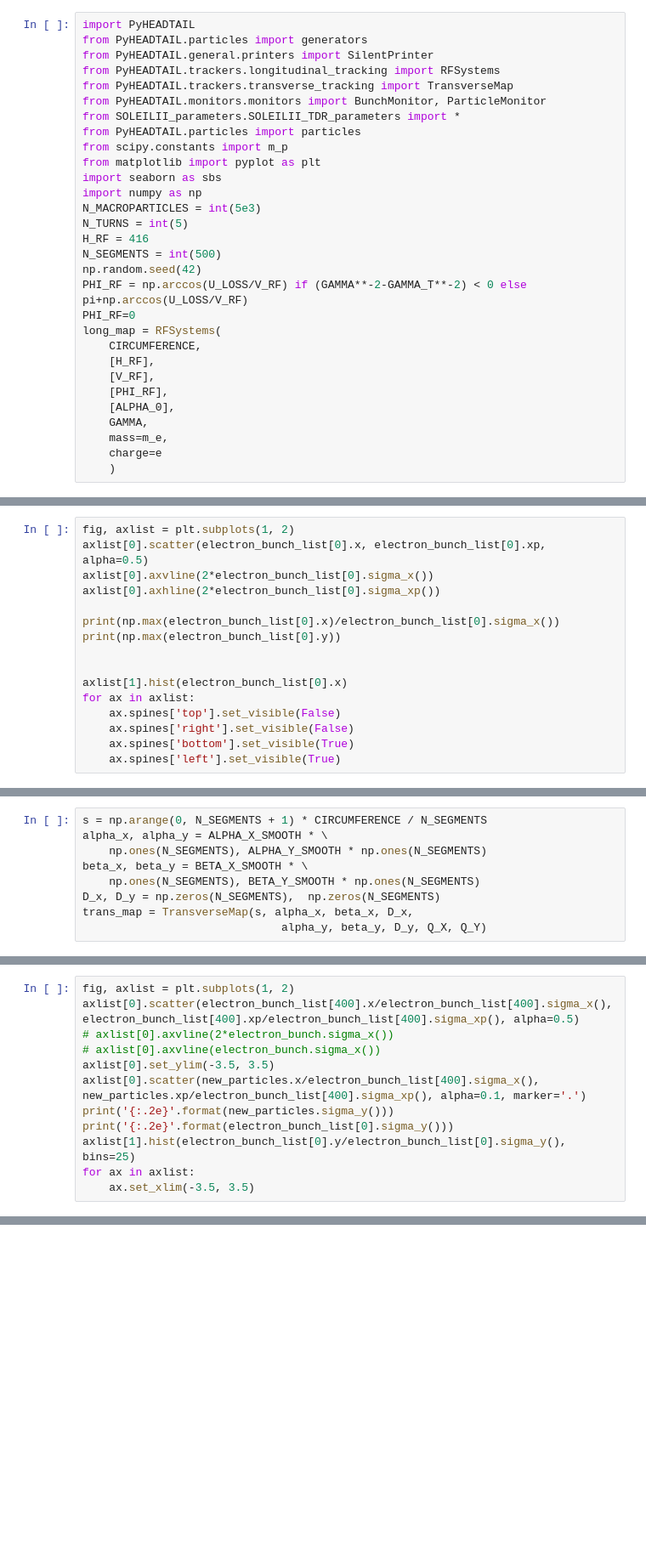
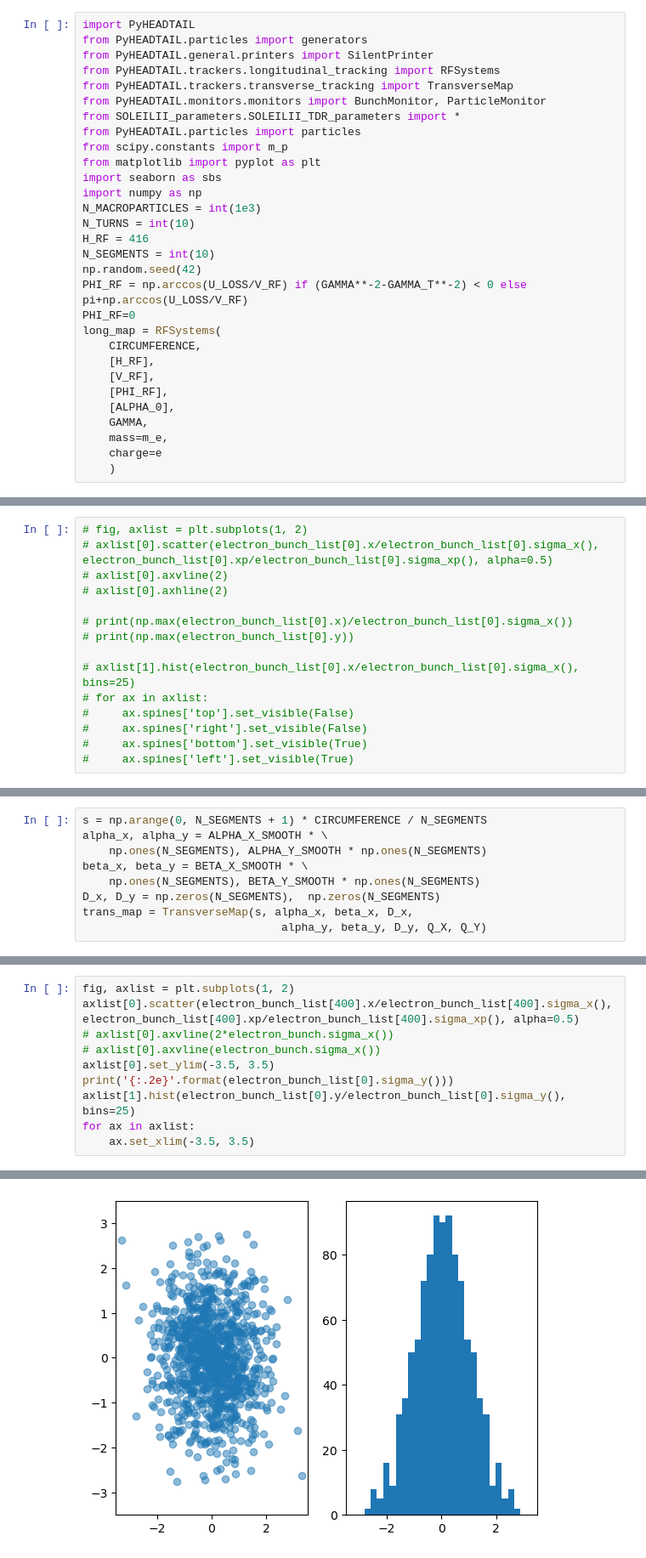
Before and after one commit to gubaidulinvadim/bii_tracking, a Jupyter notebook: FBII_tracking_example.ipynb, the cells around one changed output, grey strips where cells are left out. Shown: that part at 85% size. Saved outputs shown, nothing was run; the diff lists cells and outputs as text; blank space fills up the shorter version.

```diff
--- a/FBII_tracking_example.ipynb
+++ b/FBII_tracking_example.ipynb
@@ -11,10 +11,10 @@ from scipy.constants import m_p
 from matplotlib import pyplot as plt
 import seaborn as sbs
 import numpy as np
-N_MACROPARTICLES = int(5e3)
-N_TURNS = int(5)
+N_MACROPARTICLES = int(1e3)
+N_TURNS = int(10)
 H_RF = 416
-N_SEGMENTS = int(500)
+N_SEGMENTS = int(10)
 np.random.seed(42)
 PHI_RF = np.arccos(U_LOSS/V_RF) if (GAMMA**-2-GAMMA_T**-2) < 0 else pi+np.arccos(U_LOSS/V_RF)
 PHI_RF=0
@@ -73,16 +186,15 @@ for ind, h in enumerate(range(H_RF)):
 # %%
-fig, axlist = plt.subplots(1, 2)
-axlist[0].scatter(electron_bunch_list[0].x, electron_bunch_list[0].xp, alpha=0.5)
-axlist[0].axvline(2*electron_bunch_list[0].sigma_x())
-axlist[0].axhline(2*electron_bunch_list[0].sigma_xp())
+# fig, axlist = plt.subplots(1, 2)
+# axlist[0].scatter(electron_bunch_list[0].x/electron_bunch_list[0].sigma_x(), electron_bunch_list[0].xp/electron_bunch_list[0].sigma_xp(), alpha=0.5)
+# axlist[0].axvline(2)
+# axlist[0].axhline(2)
 
-print(np.max(electron_bunch_list[0].x)/electron_bunch_list[0].sigma_x())
-print(np.max(electron_bunch_list[0].y))
+# print(np.max(electron_bunch_list[0].x)/electron_bunch_list[0].sigma_x())
+# print(np.max(electron_bunch_list[0].y))
 
-
-axlist[1].hist(electron_bunch_list[0].x)
-for ax in axlist:
-    ax.spines['top'].set_visible(False)
-    ax.spines['right'].set_visible(False)
-    ax.spines['bottom'].set_visible(True)
-    ax.spines['left'].set_visible(True)
+# axlist[1].hist(electron_bunch_list[0].x/electron_bunch_list[0].sigma_x(), bins=25)
+# for ax in axlist:
+#     ax.spines['top'].set_visible(False)
+#     ax.spines['right'].set_visible(False)
+#     ax.spines['bottom'].set_visible(True)
+#     ax.spines['left'].set_visible(True)
@@ -374,9 +280,8 @@ axlist[0].scatter(electron_bunch_list[400].x/electron_bunch_list[400].sigma_x(),
 # axlist[0].axvline(2*electron_bunch.sigma_x())
 # axlist[0].axvline(electron_bunch.sigma_x())
 axlist[0].set_ylim(-3.5, 3.5)
-axlist[0].scatter(new_particles.x/electron_bunch_list[400].sigma_x(), new_particles.xp/electron_bunch_list[400].sigma_xp(), alpha=0.1, marker='.')
-print('{:.2e}'.format(new_particles.sigma_y()))
 print('{:.2e}'.format(electron_bunch_list[0].sigma_y()))
 axlist[1].hist(electron_bunch_list[0].y/electron_bunch_list[0].sigma_y(), bins=25)
 for ax in axlist:
     ax.set_xlim(-3.5, 3.5)
+# %% [output]
@@ -383,2 +289,3 @@ for ax in axlist:
+[figure, added]
 # %%
 ion_cloud = trans_one_turn[1].get_ion_beam()
```
Also changed, not shown: parts of 13 cells of this notebook, 2 other files.
